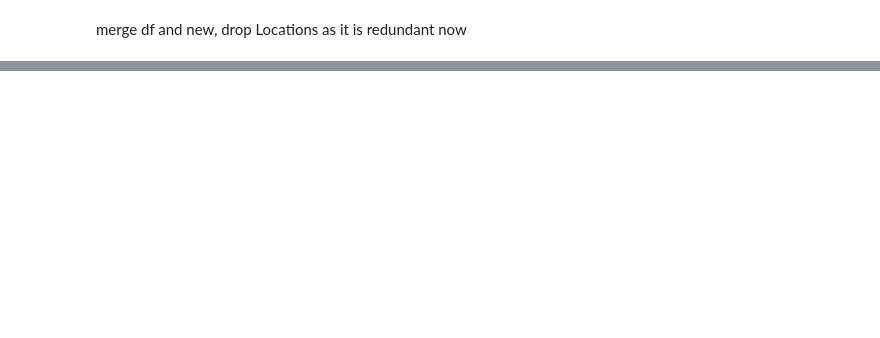
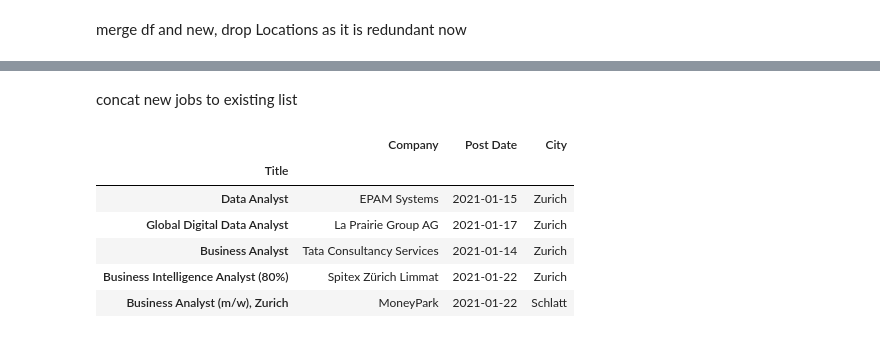
Before and after one commit to marc6330/Job_Scraping, a Jupyter notebook: Job_viz_v3.ipynb, the cells around one changed output, grey strips where cells are left out. Saved outputs shown, nothing was run; the diff lists cells and outputs as text; code cells hidden in the pictures; blank space fills up the shorter version.

```diff
--- a/Job_viz_v3.ipynb
+++ b/Job_viz_v3.ipynb
@@ -163,0 +192,14 @@ create CSV
+# %% [markdown]
+concat new jobs to existing list
+# %%
+final_df = pd.read_csv('C:/Users/Marc/Dropbox/01_Marc Arnold/Python Projects/04_Job Viz/02_Output/01_Final DF/Final_DF_LinkedIN Jobs.csv')
+final_df.set_index('Title', inplace = True)
+final_df.head()
+# %% [output]
+|  | Company | Post Date | City |
+| Title |  |  |  |
+| Data Analyst | EPAM Systems | 2021-01-15 | Zurich |
+| Global Digital Data Analyst | La Prairie Group AG | 2021-01-17 | Zurich |
+| Business Analyst | Tata Consultancy Services | 2021-01-14 | Zurich |
+| Business Intelligence Analyst (80%) | Spitex Zürich Limmat | 2021-01-22 | Zurich |
+| Business Analyst (m/w), Zurich | MoneyPark | 2021-01-22 | Schlatt |
```
Also changed, not shown: parts of 16 cells of this notebook.
